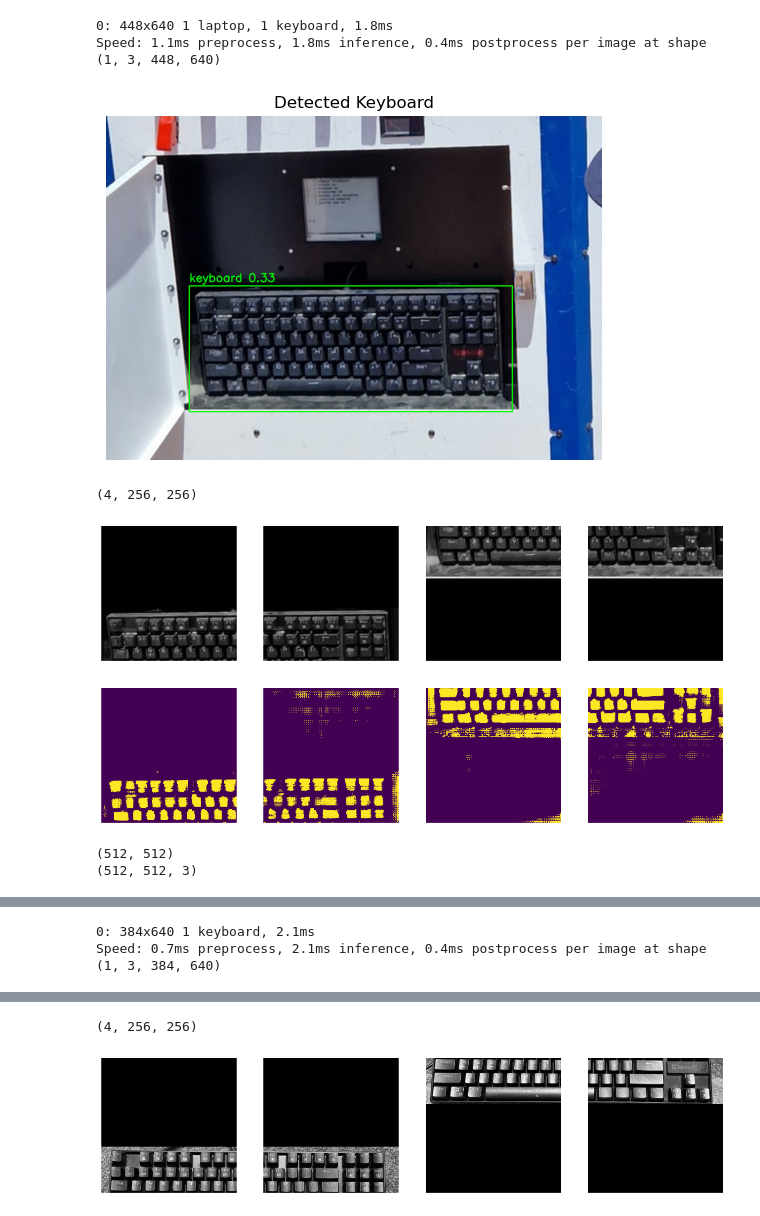
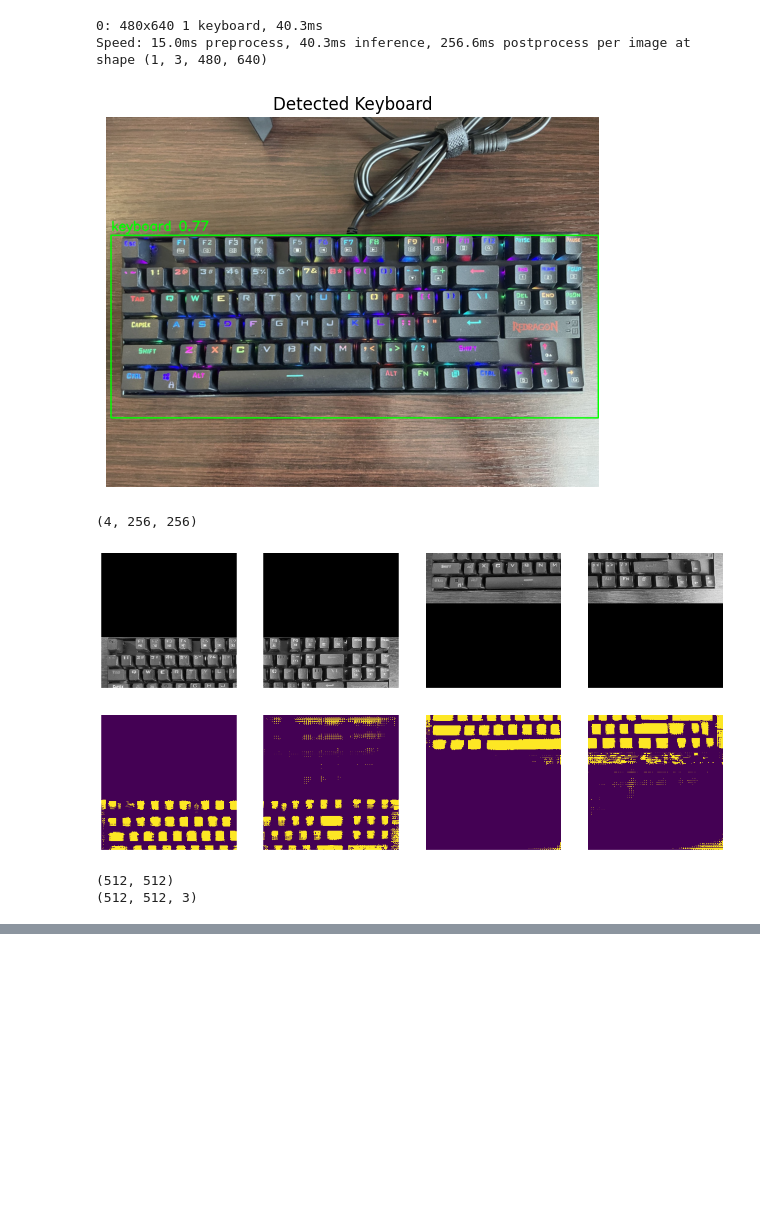
Before and after one commit to UserKrzysztof/KNR-Keyboard-Detection, a Jupyter notebook: integration/finding_mask.ipynb, the cells around one changed output, grey strips where cells are left out. Saved outputs shown, nothing was run; the diff lists cells and outputs as text; code cells hidden in the pictures; blank space fills up the shorter version.

```diff
--- a/integration/finding_mask.ipynb
+++ b/integration/finding_mask.ipynb
@@ -12,6 +41,6 @@ device = torch.device('cuda') if torch.cuda.is_available() else torch.device('cp
 # %%
 def keyboard_bbox(image_path): #returns bounding box coordinates of keyboard
-    model = YOLO("yolov8n.pt")  # replace with 'yolov8s.pt' for better accuracy
+    model = YOLO("/content/drive/MyDrive/000000_KNR_OD_FINAL/yolov8n.pt")  # replace with 'yolov8s.pt' for better accuracy
 
     image = cv2.imread(image_path)
     result = model(image)
@@ -124,40 +162,40 @@ input_points = torch.tensor(input_points).view(1, 1, grid_size*grid_size, 2)
 # %%
 key_det_model_config = SamConfig.from_pretrained("facebook/sam-vit-base")
 processor = SamProcessor.from_pretrained("facebook/sam-vit-base")
 
 key_det_model = SamModel(config=key_det_model_config)
-key_det_model.load_state_dict(torch.load("key_detection_model.pth"))
+key_det_model.load_state_dict(torch.load("/content/drive/MyDrive/000000_KNR_OD_FINAL/key_detection_model.pth"))
 key_det_model.to(device)  # Move the model to the same device as the input tensor
 
-dir = "./real_testing"
+dir = "/content/drive/MyDrive/000000_KNR_OD_FINAL/real_testing"
 paths = [os.path.join(dir, f) for f in os.listdir(dir) if "Image" in f]
 masks = []
 bboxes = []
 
 for img_path in paths:
     bbox = keyboard_bbox(img_path)
     patches = transform_image(img_path, bbox)
     mask = mask_from_patches(patches, key_det_model, processor, input_points)
     bbox_im = bbox_img(img_path, bbox)
     print(mask.shape)
     print(bbox_im.shape)
     # Combine mask and bbox_im into a single picture with 3 classes
     combined_mask = np.zeros_like(bbox_im)
     combined_mask[np.all(bbox_im == [255, 255, 255], axis=-1)] = [0, 255, 0]  # Green for bbox
     combined_mask[mask == 1] = [255, 0, 0]  # Red for mask
 
     # Add the combined mask to the list of masks
     masks.append(combined_mask)
     plt.imshow(combined_mask)
     plt.title("mask")
     plt.axis('off')
     plt.show()
 # %% [output]
-0: 448x640 1 laptop, 1 keyboard, 1.8ms
-Speed: 1.1ms preprocess, 1.8ms inference, 0.4ms postprocess per image at shape (1, 3, 448, 640)
+0: 480x640 1 keyboard, 40.3ms
+Speed: 15.0ms preprocess, 40.3ms inference, 256.6ms postprocess per image at shape (1, 3, 480, 640)
-[figure, old version]
+[figure, new version]
 (4, 256, 256)
-[figure, old version]
+[figure, new version]
-[figure, old version]
+[figure, new version]
 (512, 512)
 (512, 512, 3)
@@ -165,2 +202,0 @@ Speed: 1.1ms preprocess, 1.8ms inference, 0.4ms postprocess per image at shape (
-0: 384x640 1 keyboard, 2.1ms
-Speed: 0.7ms preprocess, 2.1ms inference, 0.4ms postprocess per image at shape (1, 3, 384, 640)
@@ -168,2 +202,0 @@ Speed: 0.7ms preprocess, 2.1ms inference, 0.4ms postprocess per image at shape (
-(4, 256, 256)
-[figure, removed]
```
Also changed, not shown: parts of 7 cells of this notebook.
